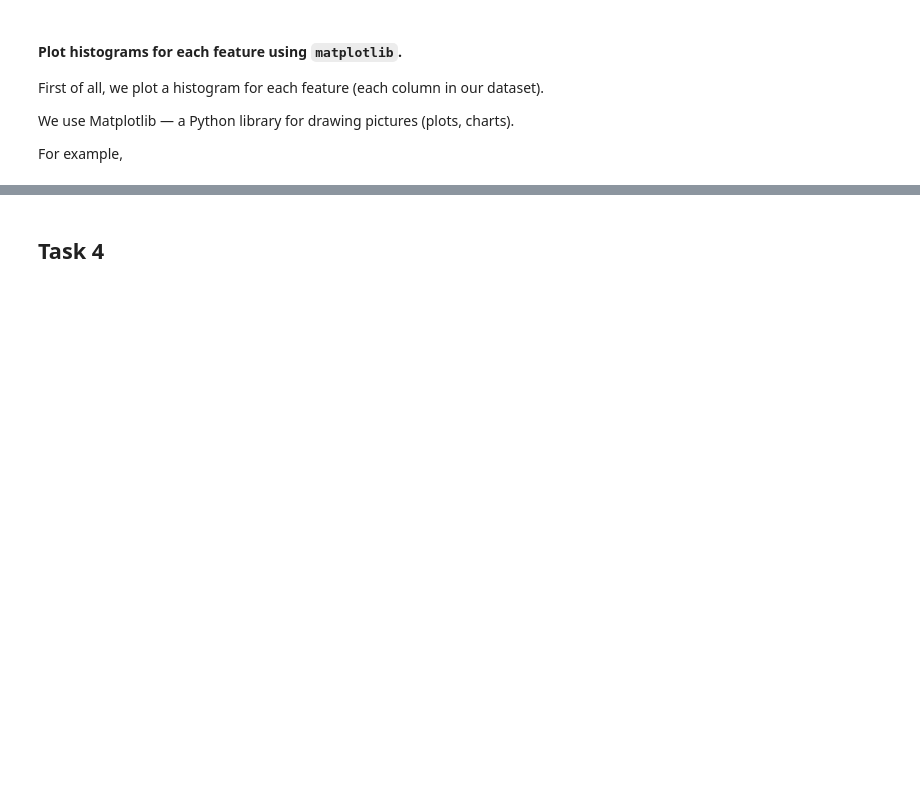
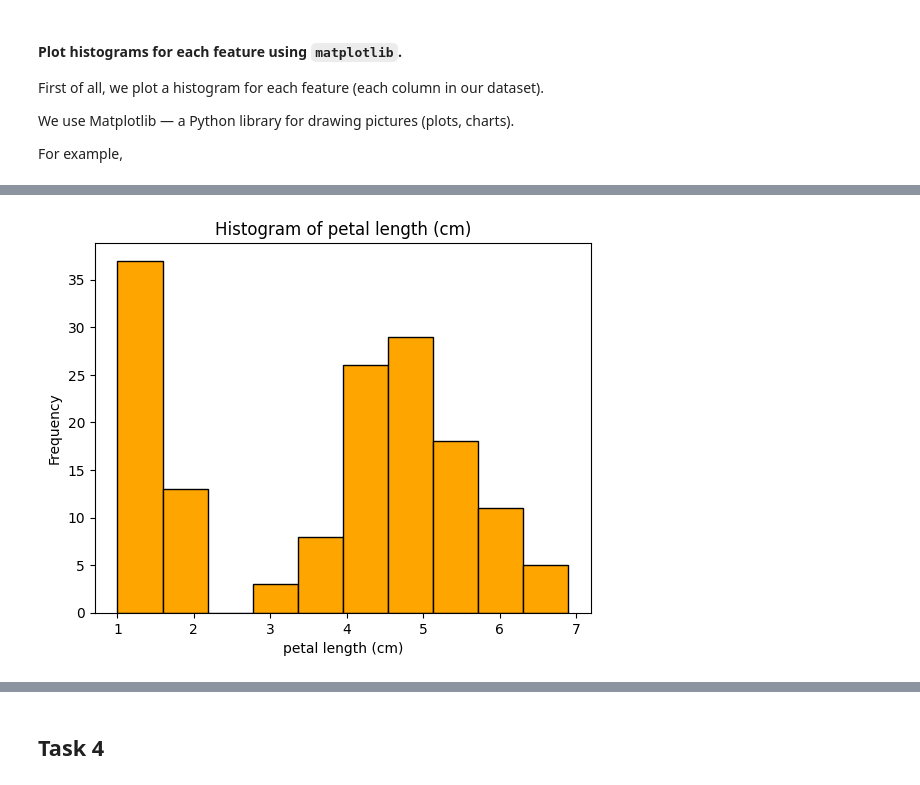
Before and after one commit to Svitlana937/Svit_Koz_DA, a Jupyter notebook: tasks.ipynb, the cells around one changed output, grey strips where cells are left out. Saved outputs shown, nothing was run; the diff lists cells and outputs as text; code cells hidden in the pictures; blank space fills up the shorter version.

```diff
--- a/tasks.ipynb
+++ b/tasks.ipynb
@@ -251,0 +232,12 @@ FileNotFoundError: [Errno 2] No such file or directory: 'data.csv'
+# %%
+# Extract the petal length (cm) feature
+petal_length = iris.data[:, 2]  # The third column corresponds to petal length
+
+# Plot histogram for petal length (cm)
+plt.hist(petal_length, color='orange', edgecolor='black')
+plt.title('Histogram of petal length (cm)')
+plt.xlabel('petal length (cm)')
+plt.ylabel('Frequency')
+plt.show()
+# %% [output]
+[figure, added]
```
Also changed, not shown: parts of 5 cells of this notebook.
